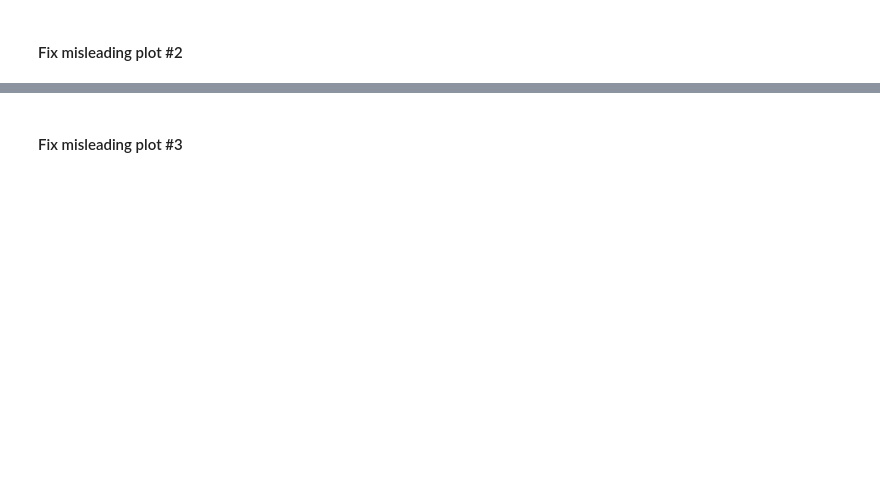
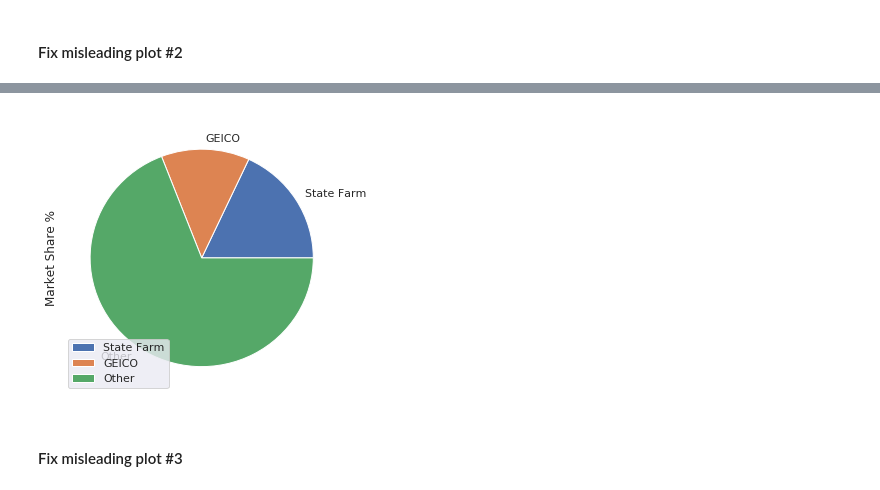
Before and after one commit to bloominstituteoftechnology/DS-Sprint-02-Storytelling-With-Data, a Jupyter notebook: module2-choose-appropriate-visualizations/LS_DS_122_Choose_appropriate_visualizations.ipynb, the cells around one changed output, grey strips where cells are left out. Saved outputs shown, nothing was run; the diff lists cells and outputs as text; code cells hidden in the pictures; blank space fills up the shorter version.

```diff
--- a/module2-choose-appropriate-visualizations/LS_DS_122_Choose_appropriate_visualizations.ipynb
+++ b/module2-choose-appropriate-visualizations/LS_DS_122_Choose_appropriate_visualizations.ipynb
@@ -32,3 +77,15 @@ misleading.plot2()
+# %%
+other_data = {'Market Share %': 100-18.07-12.79}
+other_df = pd.DataFrame(index=['Other'],data=other_data)
+
+insurance = insurance.append(other_df)
+
+def plot2():
+    return insurance.plot.pie('Market Share %', figsize=(5, 5))
+
+plot2();
+# %% [output]
+[figure, added]
 # %% [markdown]
 #### Fix misleading plot #3
 # %%
```
Also changed, not shown: parts of 46 cells of this notebook.
